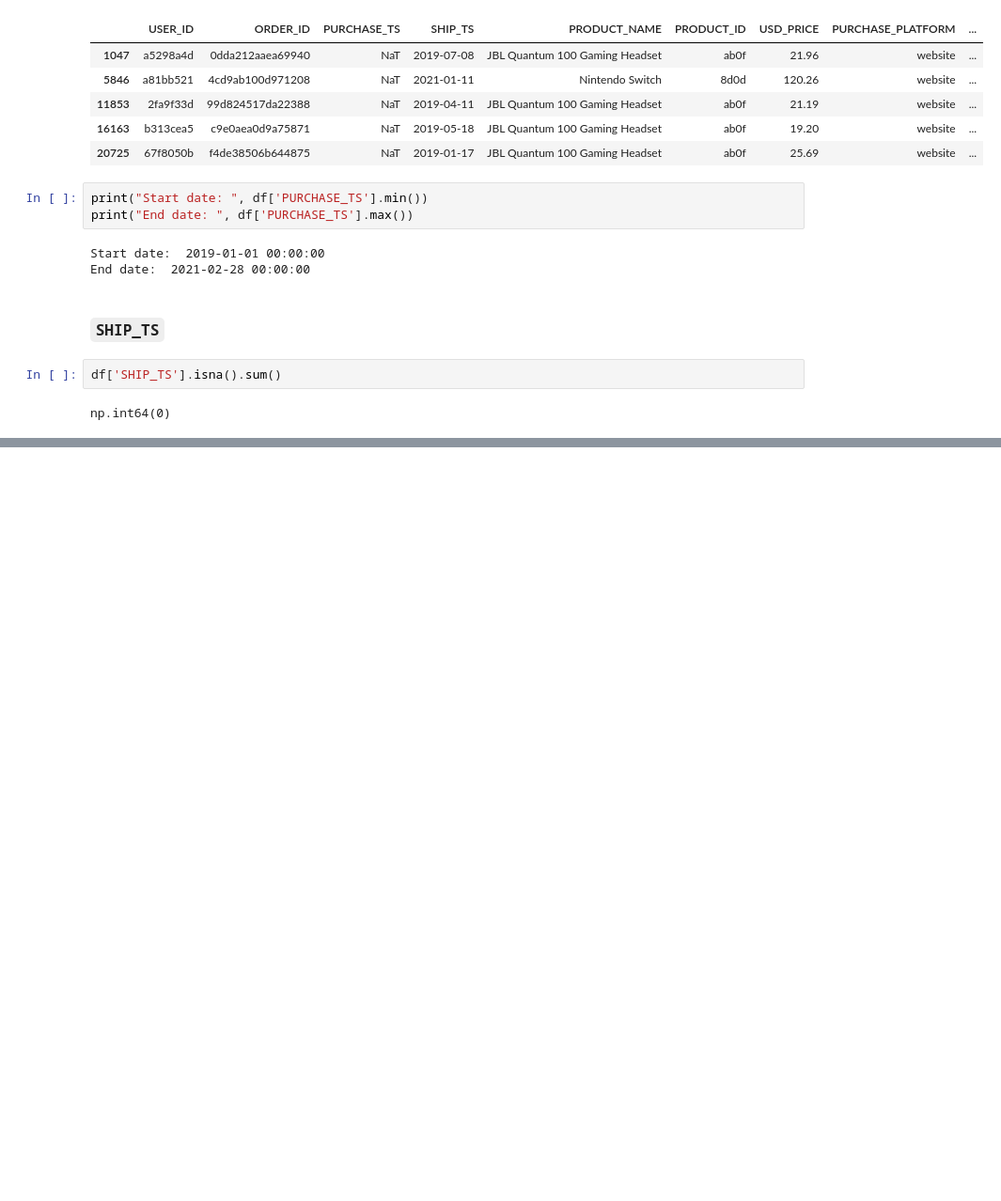
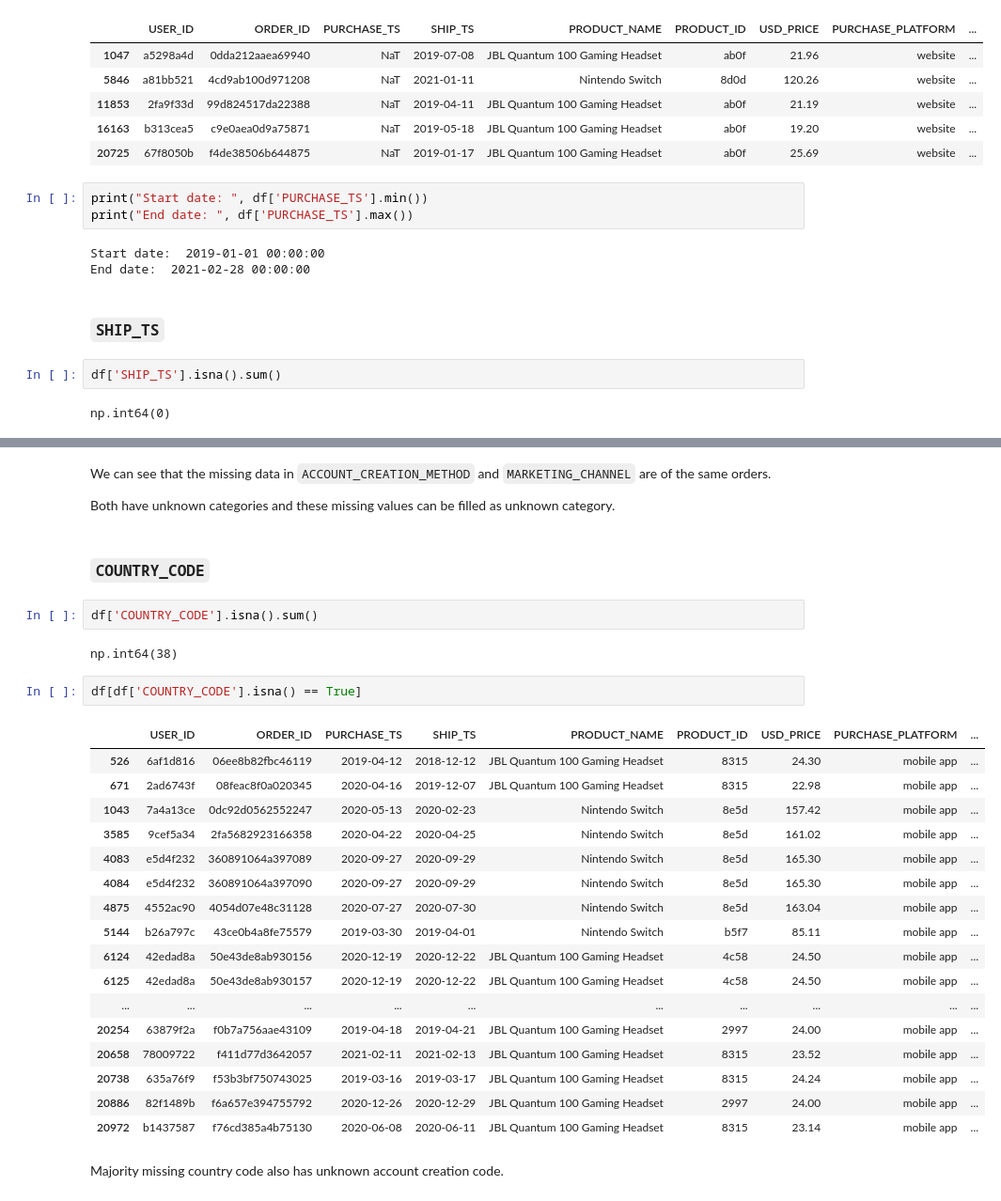
Before and after one commit to bdk-333/GameZone-Data-Analytics, a Jupyter notebook: notebooks/1_data_cleaning.ipynb, the cells around one changed output, grey strips where cells are left out. Shown: that part at 94% size. Drawn from its saved outputs; the diff is of its cells as text; blank space fills up the shorter version.

Commit message:
Update data cleaning

```diff
--- a/notebooks/1_data_cleaning.ipynb
+++ b/notebooks/1_data_cleaning.ipynb
@@ -159,0 +333,32 @@ np.int64(0)
+# %% [markdown]
+We can see that the missing data in `ACCOUNT_CREATION_METHOD` and `MARKETING_CHANNEL` are of the same orders.
+
+Both have unknown categories and these missing values can be filled as unknown category.
+# %% [markdown]
+### `COUNTRY_CODE`
+# %%
+df['COUNTRY_CODE'].isna().sum()
+# %% [output]
+np.int64(38)
+# %%
+df[df['COUNTRY_CODE'].isna() == True]
+# %% [output]
+|  | USER_ID | ORDER_ID | PURCHASE_TS | SHIP_TS | PRODUCT_NAME | PRODUCT_ID | USD_PRICE | PURCHASE_PLATFORM | ... |
+| 526 | 6af1d816 | 06ee8b82fbc46119 | 2019-04-12 | 2018-12-12 | JBL Quantum 100 Gaming Headset | 8315 | 24.30 | mobile app | ... |
+| 671 | 2ad6743f | 08feac8f0a020345 | 2020-04-16 | 2019-12-07 | JBL Quantum 100 Gaming Headset | 8315 | 22.98 | mobile app | ... |
+| 1043 | 7a4a13ce | 0dc92d0562552247 | 2020-05-13 | 2020-02-23 | Nintendo Switch | 8e5d | 157.42 | mobile app | ... |
+| 3585 | 9cef5a34 | 2fa5682923166358 | 2020-04-22 | 2020-04-25 | Nintendo Switch | 8e5d | 161.02 | mobile app | ... |
+| 4083 | e5d4f232 | 360891064a397089 | 2020-09-27 | 2020-09-29 | Nintendo Switch | 8e5d | 165.30 | mobile app | ... |
+| 4084 | e5d4f232 | 360891064a397090 | 2020-09-27 | 2020-09-29 | Nintendo Switch | 8e5d | 165.30 | mobile app | ... |
+| 4875 | 4552ac90 | 4054d07e48c31128 | 2020-07-27 | 2020-07-30 | Nintendo Switch | 8e5d | 163.04 | mobile app | ... |
+| 5144 | b26a797c | 43ce0b4a8fe75579 | 2019-03-30 | 2019-04-01 | Nintendo Switch | b5f7 | 85.11 | mobile app | ... |
+| 6124 | 42edad8a | 50e43de8ab930156 | 2020-12-19 | 2020-12-22 | JBL Quantum 100 Gaming Headset | 4c58 | 24.50 | mobile app | ... |
+| 6125 | 42edad8a | 50e43de8ab930157 | 2020-12-19 | 2020-12-22 | JBL Quantum 100 Gaming Headset | 4c58 | 24.50 | mobile app | ... |
+| ... | ... | ... | ... | ... | ... | ... | ... | ... | ... |
+| 20254 | 63879f2a | f0b7a756aae43109 | 2019-04-18 | 2019-04-21 | JBL Quantum 100 Gaming Headset | 2997 | 24.00 | mobile app | ... |
+| 20658 | 78009722 | f411d77d3642057 | 2021-02-11 | 2021-02-13 | JBL Quantum 100 Gaming Headset | 8315 | 23.52 | mobile app | ... |
+| 20738 | 635a76f9 | f53b3bf750743025 | 2019-03-16 | 2019-03-17 | JBL Quantum 100 Gaming Headset | 8315 | 24.24 | mobile app | ... |
+| 20886 | 82f1489b | f6a657e394755792 | 2020-12-26 | 2020-12-29 | JBL Quantum 100 Gaming Headset | 2997 | 24.00 | mobile app | ... |
+| 20972 | b1437587 | f76cd385a4b75130 | 2020-06-08 | 2020-06-11 | JBL Quantum 100 Gaming Headset | 8315 | 23.14 | mobile app | ... |
+# %% [markdown]
+Majority missing country code also has unknown account creation code.
```
Also changed, not shown: parts of 42 cells of this notebook, 2 other files.
